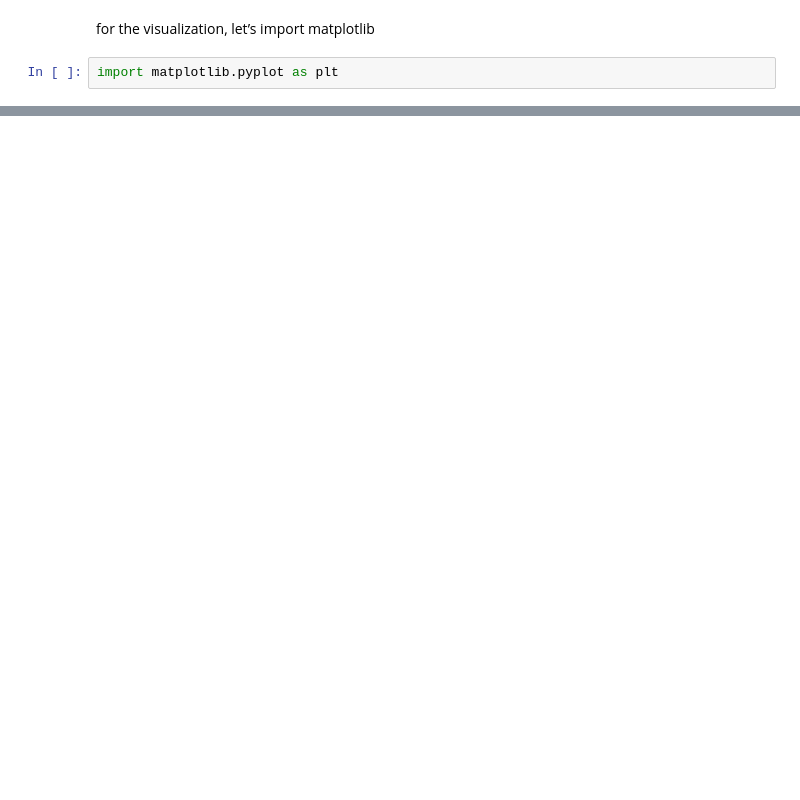
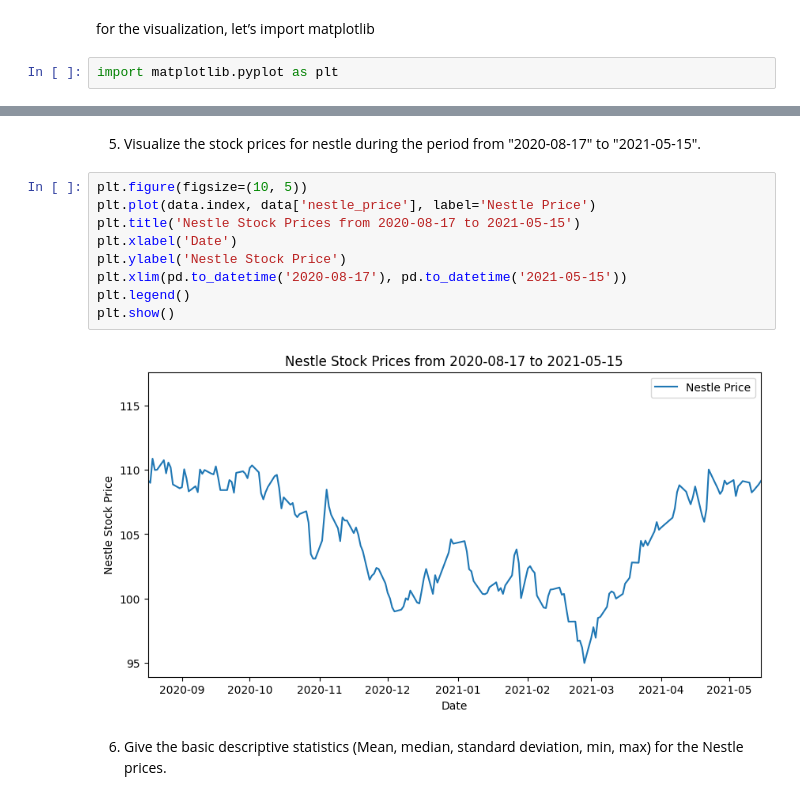
Before and after one commit to fuzoh/2025_AnSeqDa, a Jupyter notebook: Labo1_Questions-2025.ipynb, the cells around one changed output, grey strips where cells are left out. Drawn from its saved outputs; the diff is of its cells as text; blank space fills up the shorter version.

```diff
--- a/Labo1_Questions-2025.ipynb
+++ b/Labo1_Questions-2025.ipynb
@@ -34,0 +62,15 @@ import matplotlib.pyplot as plt
+# %% [markdown]
+5. Visualize the stock prices for nestle during the period from "2020-08-17" to "2021-05-15".
+# %%
+plt.figure(figsize=(10, 5))
+plt.plot(data.index, data['nestle_price'], label='Nestle Price')
+plt.title('Nestle Stock Prices from 2020-08-17 to 2021-05-15')
+plt.xlabel('Date')
+plt.ylabel('Nestle Stock Price')
+plt.xlim(pd.to_datetime('2020-08-17'), pd.to_datetime('2021-05-15'))
+plt.legend()
+plt.show()
+# %% [output]
+[figure, added]
+# %% [markdown]
+6. Give the basic descriptive statistics (Mean, median, standard deviation, min, max) for the Nestle prices.
```
Also changed, not shown: parts of 11 cells of this notebook, 2 other files.
